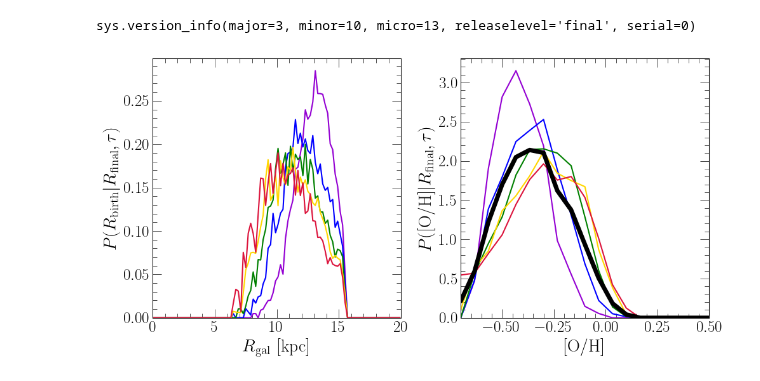
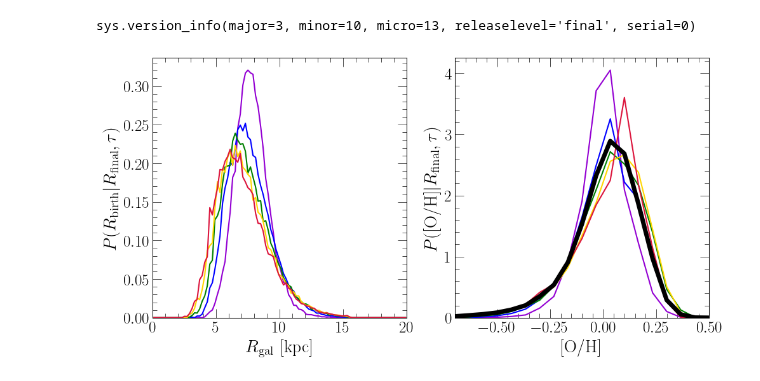
Before and after one commit to giganano/outflows, a Jupyter notebook: notebooks/rbirth-oh-distributions.ipynb, the cells around one changed output. Drawn from its saved outputs; the diff is of its cells as text; code cells hidden in the pictures.

```diff
--- a/notebooks/rbirth-oh-distributions.ipynb
+++ b/notebooks/rbirth-oh-distributions.ipynb
@@ -13,40 +13,64 @@ output = vice.output("../outputs/inside-out/vrad0")
 extra = np.genfromtxt("../outputs/inside-out/vrad0_analogdata.out")
 output.stars["absz"] = [abs(_) for _ in extra[:,-1][:output.stars.size[0]]]
 stars = output.stars.filter("absz", "<=", 0.5)
+# %%
+ZONE_WIDTH = 0.1
+def plot_distributions(ax_radial, ax_oh, sample, age_range, radial_range, radial_bins, oh_bins, **kwargs):
+    sub = sample.filter(
+        "zone_final", ">=", int(radial_range[0] / ZONE_WIDTH)).filter(
+        "zone_final", "<=", int(radial_range[1] / ZONE_WIDTH) - 1).filter(
+        "age", ">=", age_range[0]).filter(
+        "age", "<=", age_range[1])
+    sub["rbirth"] = [ZONE_WIDTH * (zone + 0.5) for zone in sub["zone_origin"]]
+    hist_kwargs = {
+        "weights": sub["mass"],
+        "density": True
+    }
+    rbirth_dist, _ = np.histogram(sub["rbirth"], bins = radial_bins, **hist_kwargs)
+    xvals = [(a + b) / 2 for a, b in zip(radial_bins[1:], radial_bins[:-1])]
+    ax_radial.plot(xvals, rbirth_dist, **kwargs)
+    oh_dist, _ = np.histogram(sub["[o/h]"], bins = oh_bins, **hist_kwargs)
+    xvals = [(a + b) / 2 for a, b in zip(oh_bins[1:], oh_bins[:-1])]
+    ax_oh.plot(xvals, oh_dist, **kwargs)
 # %%
 fig = plt.figure(figsize = (10, 5))
 ax1 = fig.add_subplot(121)
 ax1.set_xlabel(r"$R_\text{gal}$ [kpc]")
 ax1.set_ylabel(r"$P(R_\text{birth} | R_\text{final}, \tau)$")
 ax1.set_xlim([0, 20])
 ax2 = fig.add_subplot(122)
 ax2.set_xlabel(r"[O/H]")
 ax2.set_ylabel(r"$P(\text{[O/H]} | R_\text{final}, \tau)$")
 ax2.set_xlim([-0.7, 0.5])
 
 zone_width = 0.1
 rgal_bins = np.linspace(0, 20, 101)
+rgal_ranges = [3, 5, 7, 9, 11, 13]
 oh_bins = np.linspace(-1, 1, 31)
 age_bins = [0, 2, 4, 6, 8, 10]
 colors = ["darkviolet", "blue", "green", "gold", "crimson"]
 
-sub = stars.filter("zone_final", ">=", 130).filter("zone_final", "<=", 149)
+# sub = stars.filter("zone_final", ">=", 110).filter("zone_final", "<=", 129)
+# for i in range(len(age_bins) - 1):
+#     subsub = sub.filter("age", ">=", age_bins[i]).filter("age", "<=", age_bins[i + 1])
+#     subsub["rbirth"] = [zone_width * (zone + 0.5) for zone in subsub["zone_origin"]]
+#     rbirth_dist, _ = np.histogram(subsub["rbirth"], bins = rgal_bins, weights = subsub["mass"], density = True)
+#     xvals = [(a + b) / 2 for a, b in zip(rgal_bins[:-1], rgal_bins[1:])]
+#     ax1.plot(xvals, rbirth_dist, c = named_colors()[colors[i]])
+#     oh_dist, _ = np.histogram(subsub["[o/h]"], bins = oh_bins, weights = subsub["mass"], density = True)
+#     xvals = [(a + b) / 2 for a, b in zip(oh_bins[:-1], oh_bins[1:])]
+#     ax2.plot(xvals, oh_dist, c = named_colors()[colors[i]])
 for i in range(len(age_bins) - 1):
-    subsub = sub.filter("age", ">=", age_bins[i]).filter("age", "<=", age_bins[i + 1])
-    subsub["rbirth"] = [zone_width * (zone + 0.5) for zone in subsub["zone_origin"]]
-    rbirth_dist, _ = np.histogram(subsub["rbirth"], bins = rgal_bins, weights = subsub["mass"], density = True)
-    xvals = [(a + b) / 2 for a, b in zip(rgal_bins[:-1], rgal_bins[1:])]
-    ax1.plot(xvals, rbirth_dist, c = named_colors()[colors[i]])
-    oh_dist, _ = np.histogram(subsub["[o/h]"], bins = oh_bins, weights = subsub["mass"], density = True)
-    xvals = [(a + b) / 2 for a, b in zip(oh_bins[:-1], oh_bins[1:])]
-    ax2.plot(xvals, oh_dist, c = named_colors()[colors[i]])
+    kwargs = {"c": named_colors()[colors[i]]}
+    plot_distributions(ax1, ax2, stars, age_bins[i:(i + 2)], [7, 9], rgal_bins, oh_bins, **kwargs)
+sub = stars.filter("zone_final", ">=", 70).filter("zone_final", "<=", 89)
 oh_dist, _ = np.histogram(sub["[o/h]"], bins = oh_bins, weights = sub["mass"], density = True)
 xvals = [(a + b) / 2 for a, b in zip(oh_bins[:-1], oh_bins[1:])]
 ax2.plot(xvals, oh_dist, c = named_colors()["black"], linewidth = 5)
 
 ax1.set_ylim([0, ax1.get_ylim()[1]])
 ax2.set_ylim([0, ax2.get_ylim()[1]])
 plt.tight_layout()
 plt.show()
 # %% [output]
-[figure, old version]
+[figure, new version]
```
Also changed, not shown: parts of 3 cells of this notebook.
